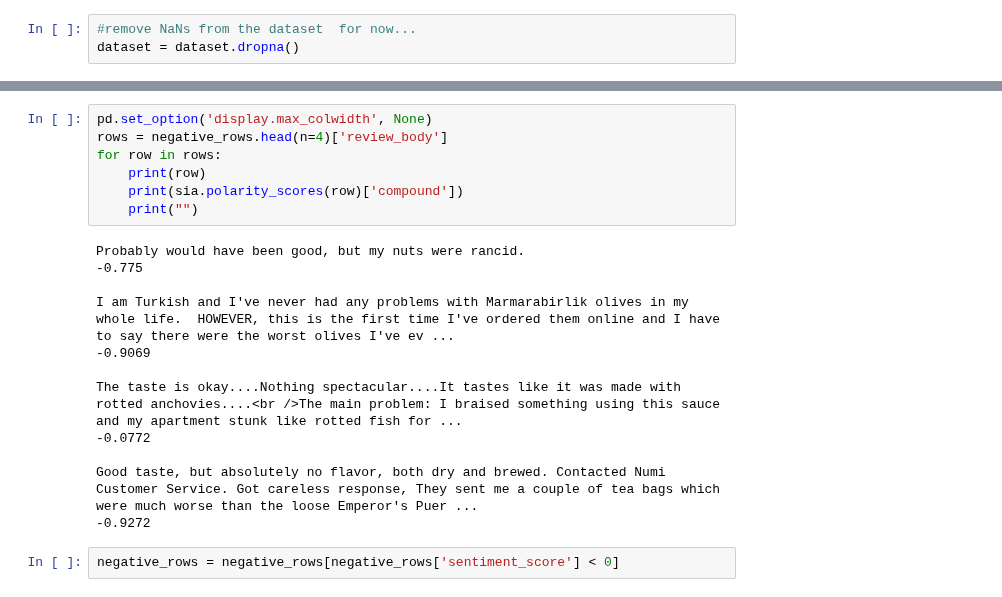
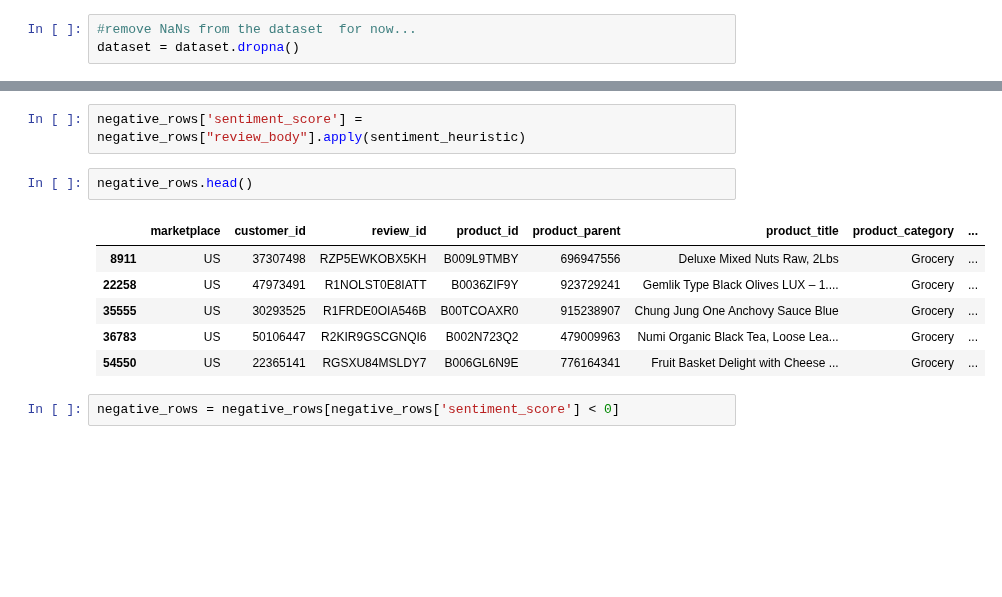
Before and after one commit to Yepadee/ads-cwk, a Jupyter notebook: sentiment.ipynb, the cells around one changed output, grey strips where cells are left out. Cells and saved outputs as stored; diff of their text form; blank space fills up the shorter version.

```diff
--- a/sentiment.ipynb
+++ b/sentiment.ipynb
@@ -132,22 +214,14 @@ negative_rows['sentiment_score'] = negative_rows["review_body"].apply(sentiment_
-# %%
-pd.set_option('display.max_colwidth', None)
-rows = negative_rows.head(n=4)['review_body']
-for row in rows:
-    print(row)
-    print(sia.polarity_scores(row)['compound'])
-    print("")
-# %% [output]
-Probably would have been good, but my nuts were rancid.
--0.775
-
-I am Turkish and I've never had any problems with Marmarabirlik olives in my whole life.  HOWEVER, this is the first time I've ordered them online and I have to say there were the worst olives I've ev ...
--0.9069
-
-The taste is okay....Nothing spectacular....It tastes like it was made with rotted anchovies....<br />The main problem: I braised something using this sauce and my apartment stunk like rotted fish for ...
--0.0772
-
-Good taste, but absolutely no flavor, both dry and brewed. Contacted Numi Customer Service. Got careless response, They sent me a couple of tea bags which were much worse than the loose Emperor's Puer ...
--0.9272
+# %%
+negative_rows['sentiment_score'] = negative_rows["review_body"].apply(sentiment_heuristic)
+# %%
+negative_rows.head()
+# %% [output]
+|  | marketplace | customer_id | review_id | product_id | product_parent | product_title | product_category | ... |
+| 8911 | US | 37307498 | RZP5EWKOBX5KH | B009L9TMBY | 696947556 | Deluxe Mixed Nuts Raw, 2Lbs | Grocery | ... |
+| 22258 | US | 47973491 | R1NOLST0E8IATT | B0036ZIF9Y | 923729241 | Gemlik Type Black Olives LUX – 1.... | Grocery | ... |
+| 35555 | US | 30293525 | R1FRDE0OIA546B | B00TCOAXR0 | 915238907 | Chung Jung One Anchovy Sauce Blue | Grocery | ... |
+| 36783 | US | 50106447 | R2KIR9GSCGNQI6 | B002N723Q2 | 479009963 | Numi Organic Black Tea, Loose Lea... | Grocery | ... |
+| 54550 | US | 22365141 | RGSXU84MSLDY7 | B006GL6N9E | 776164341 | Fruit Basket Delight with Cheese ... | Grocery | ... |
 # %%
 negative_rows = negative_rows[negative_rows['sentiment_score'] < 0]
 # %%
```
Also changed, not shown: parts of 26 cells of this notebook.
